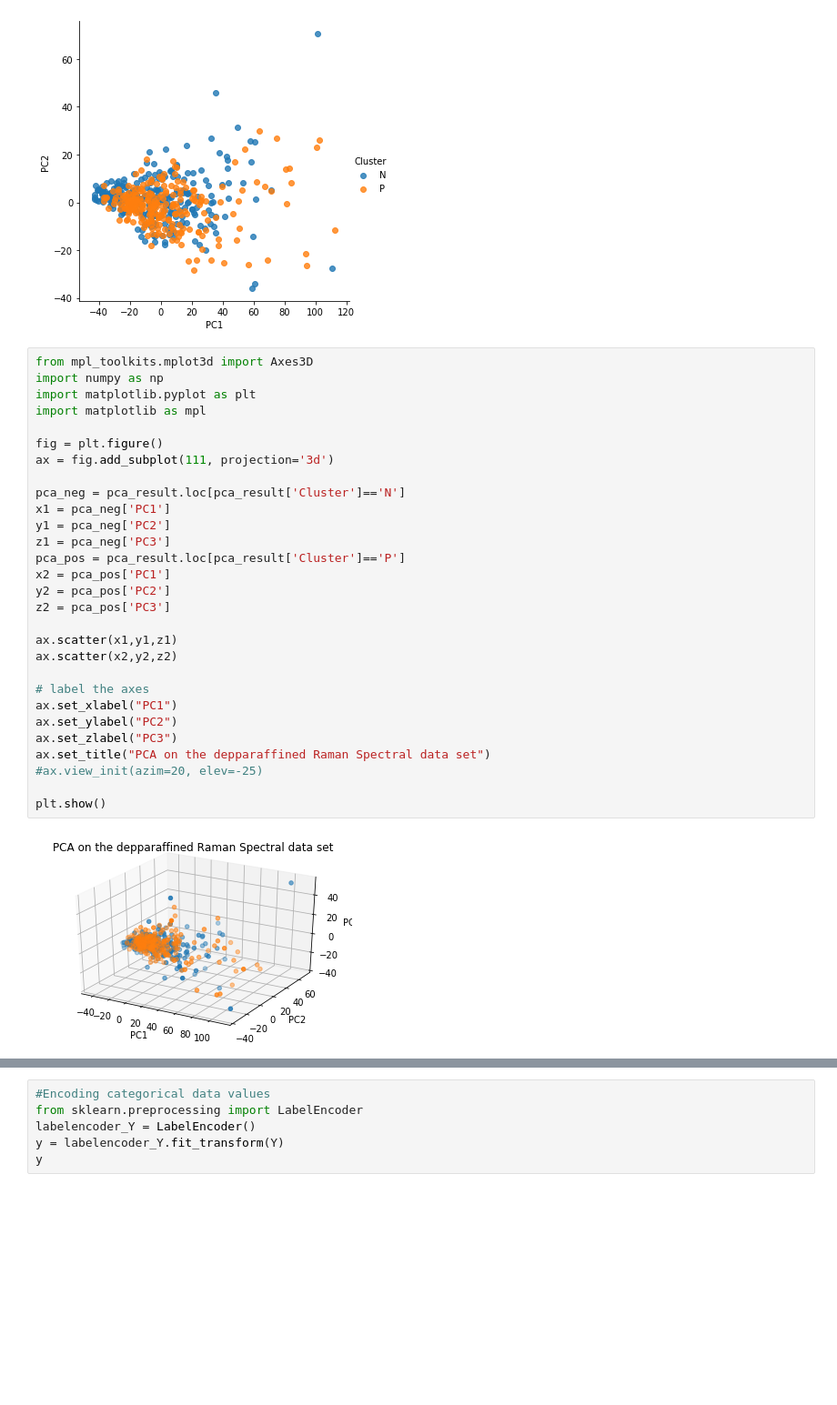
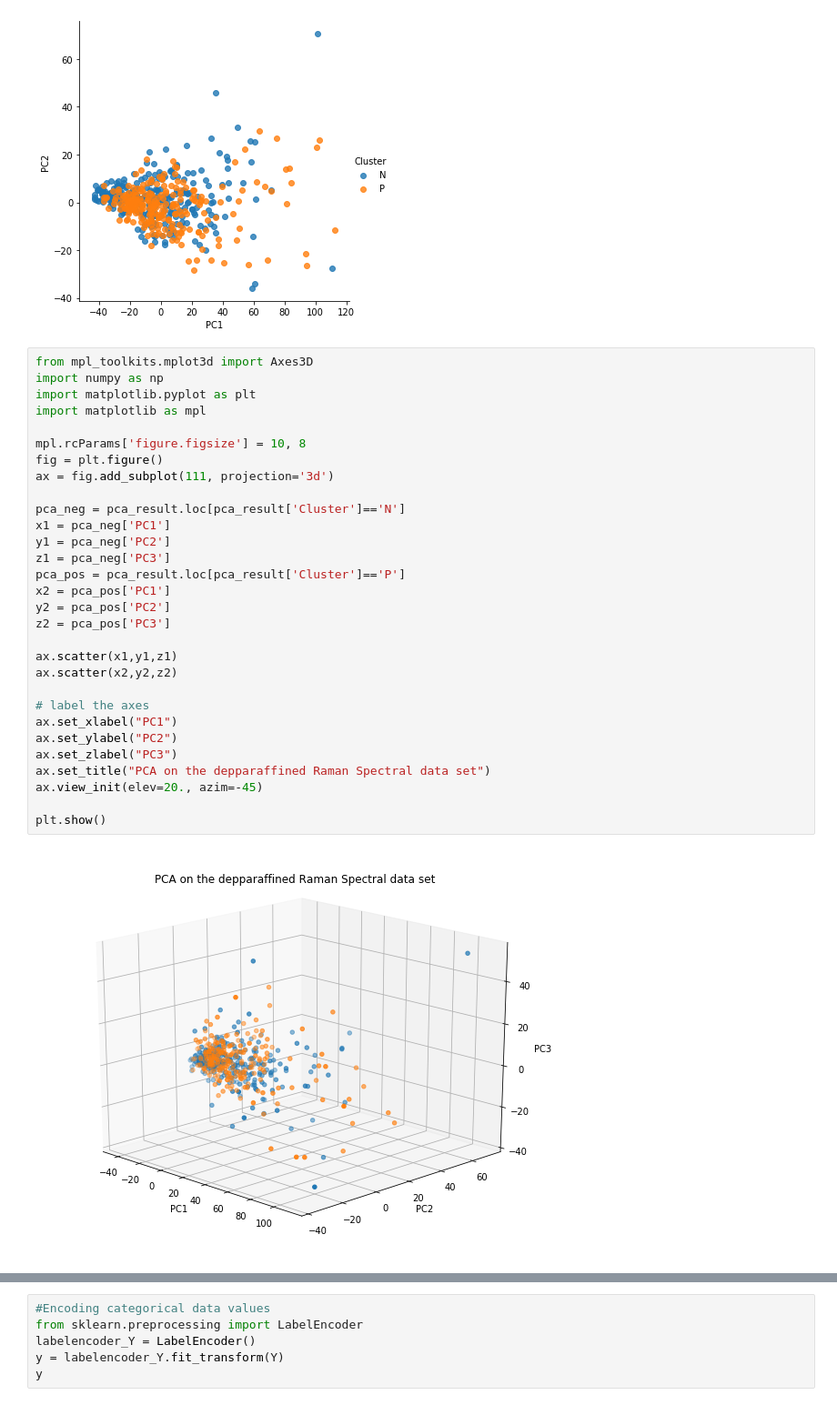
Before and after one commit to juliachu216/516-Project-Analysis, a Jupyter notebook: analysis/Classification.ipynb, the cells around one changed output, grey strips where cells are left out. Shown at 91% size. Cells and saved outputs as stored; diff of their text form; blank space fills up the shorter version.

```diff
--- a/analysis/Classification.ipynb
+++ b/analysis/Classification.ipynb
@@ -77,34 +77,35 @@ p = sns.lmplot(x='PC1', y='PC2', data=pca_result, hue='Cluster', fit_reg=False,
 # %%
 from mpl_toolkits.mplot3d import Axes3D
 import numpy as np
 import matplotlib.pyplot as plt
 import matplotlib as mpl
 
+mpl.rcParams['figure.figsize'] = 10, 8
 fig = plt.figure()
 ax = fig.add_subplot(111, projection='3d')
 
 pca_neg = pca_result.loc[pca_result['Cluster']=='N']
 x1 = pca_neg['PC1']
 y1 = pca_neg['PC2']
 z1 = pca_neg['PC3']
 pca_pos = pca_result.loc[pca_result['Cluster']=='P']
 x2 = pca_pos['PC1']
 y2 = pca_pos['PC2']
 z2 = pca_pos['PC3']
 
 ax.scatter(x1,y1,z1)
 ax.scatter(x2,y2,z2)
 
 # label the axes
 ax.set_xlabel("PC1")
 ax.set_ylabel("PC2")
 ax.set_zlabel("PC3")
 ax.set_title("PCA on the depparaffined Raman Spectral data set")
-#ax.view_init(azim=20, elev=-25)
+ax.view_init(elev=20., azim=-45)
 
 plt.show()
 # %% [output]
-[figure, old version]
+[figure, new version]
 # %%
 x = pca_result.drop(columns='Cluster')
 x
```
Also changed, not shown: parts of 13 cells of this notebook.
